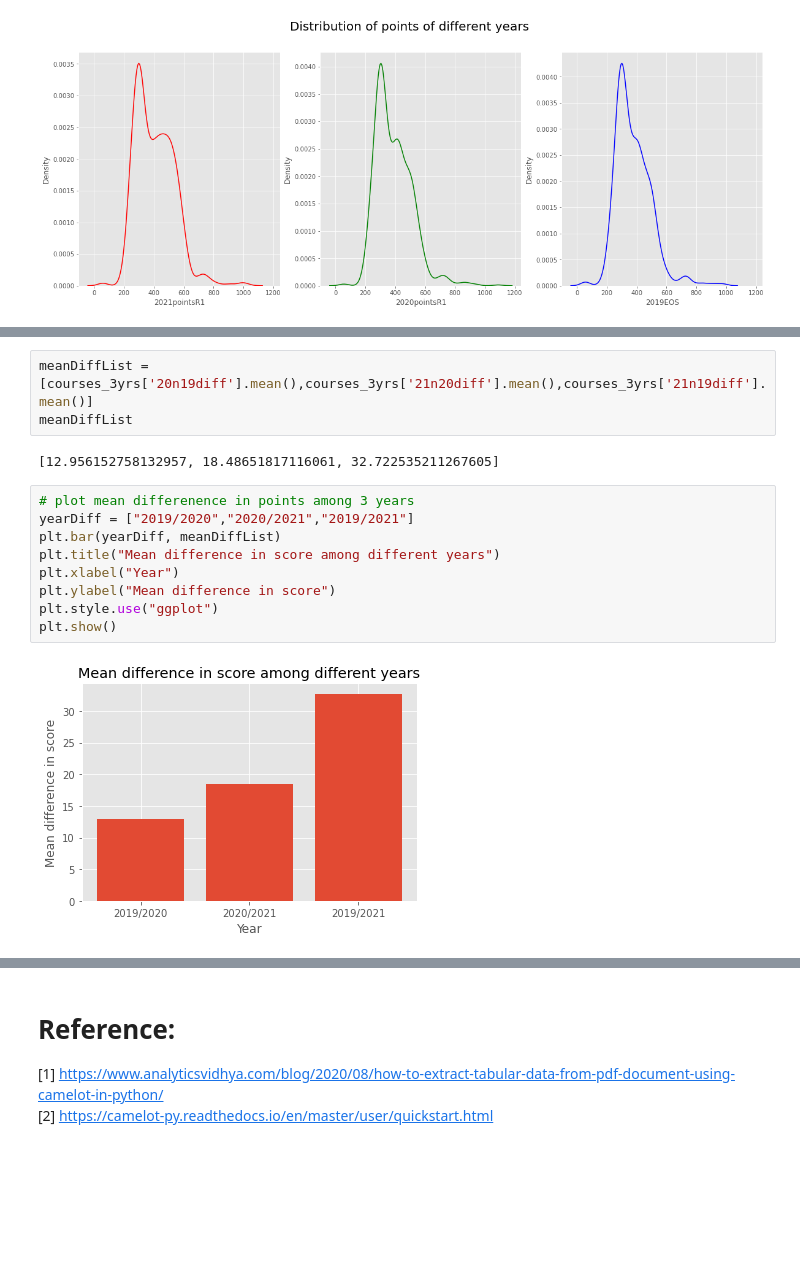
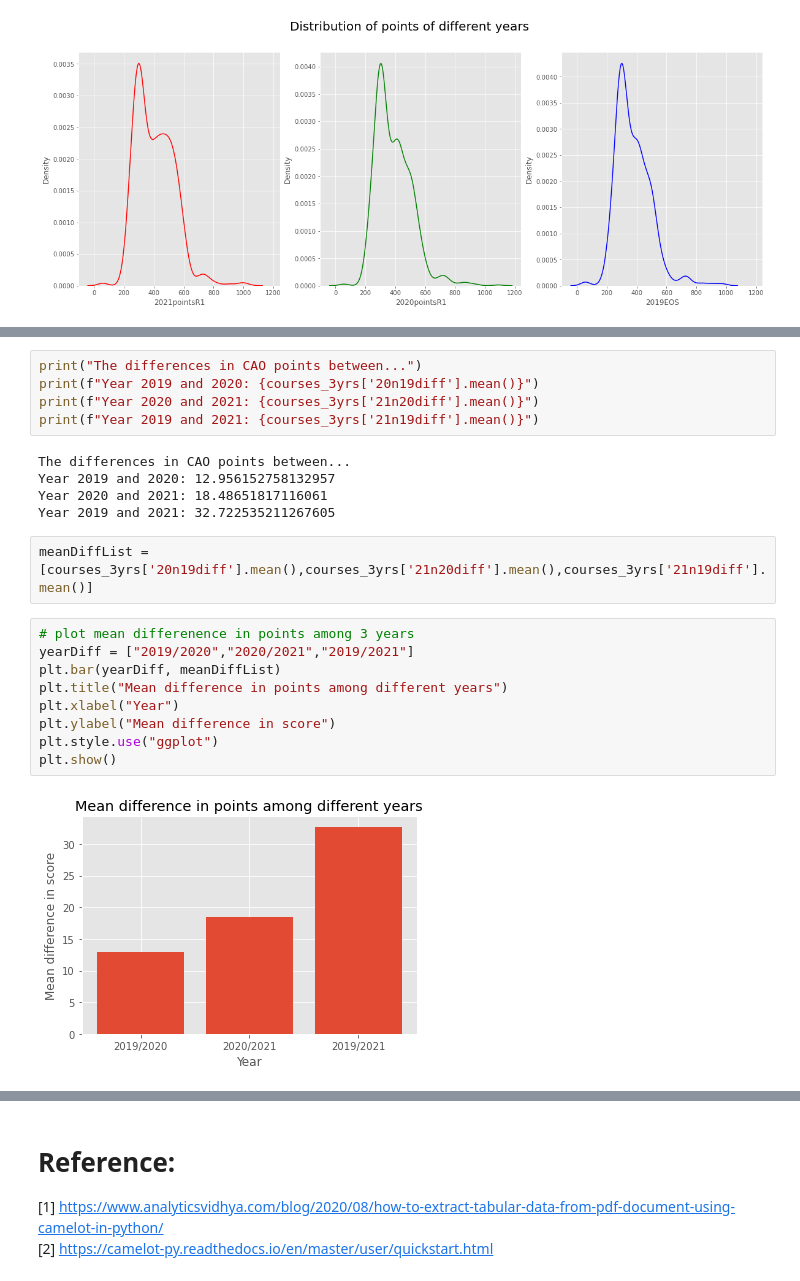
Before and after one commit to HazelIP/Fundamental_DA, a Jupyter notebook: CAO/cao.ipynb, the cells around one changed output, grey strips where cells are left out. Saved outputs shown, nothing was run; the diff lists cells and outputs as text; blank space fills up the shorter version.

```diff
--- a/CAO/cao.ipynb
+++ b/CAO/cao.ipynb
@@ -664,19 +684,26 @@ courses_3yrs.head()
 | 2 | AL803 | Software Design for Mobile Apps a... | 350.0 | NaN | 337.0 | NaN | 337.0 | 309.0 | ... |
 | 3 | AL805 | Computer Engineering for Network ... | 321.0 | NaN | 333.0 | NaN | 333.0 | 329.0 | ... |
 | 4 | AL810 | Quantity Surveying | 328.0 | NaN | 319.0 | NaN | 326.0 | 307.0 | ... |
+# %%
+print("The differences in CAO points between...")
+print(f"Year 2019 and 2020: {courses_3yrs['20n19diff'].mean()}")
+print(f"Year 2020 and 2021: {courses_3yrs['21n20diff'].mean()}")
+print(f"Year 2019 and 2021: {courses_3yrs['21n19diff'].mean()}")
+# %% [output]
+The differences in CAO points between...
+Year 2019 and 2020: 12.956152758132957
+Year 2020 and 2021: 18.48651817116061
+Year 2019 and 2021: 32.722535211267605
 # %%
 meanDiffList = [courses_3yrs['20n19diff'].mean(),courses_3yrs['21n20diff'].mean(),courses_3yrs['21n19diff'].mean()]
-meanDiffList
-# %% [output]
-[12.956152758132957, 18.48651817116061, 32.722535211267605]
 # %%
 # plot mean differenence in points among 3 years
 yearDiff = ["2019/2020","2020/2021","2019/2021"]
 plt.bar(yearDiff, meanDiffList)
-plt.title("Mean difference in score among different years")
+plt.title("Mean difference in points among different years")
 plt.xlabel("Year")
 plt.ylabel("Mean difference in score")
 plt.style.use("ggplot")
 plt.show()
 # %% [output]
-[figure, old version]
+[figure, new version]
```
Also changed, not shown: parts of 21 cells of this notebook, 18 other files.
